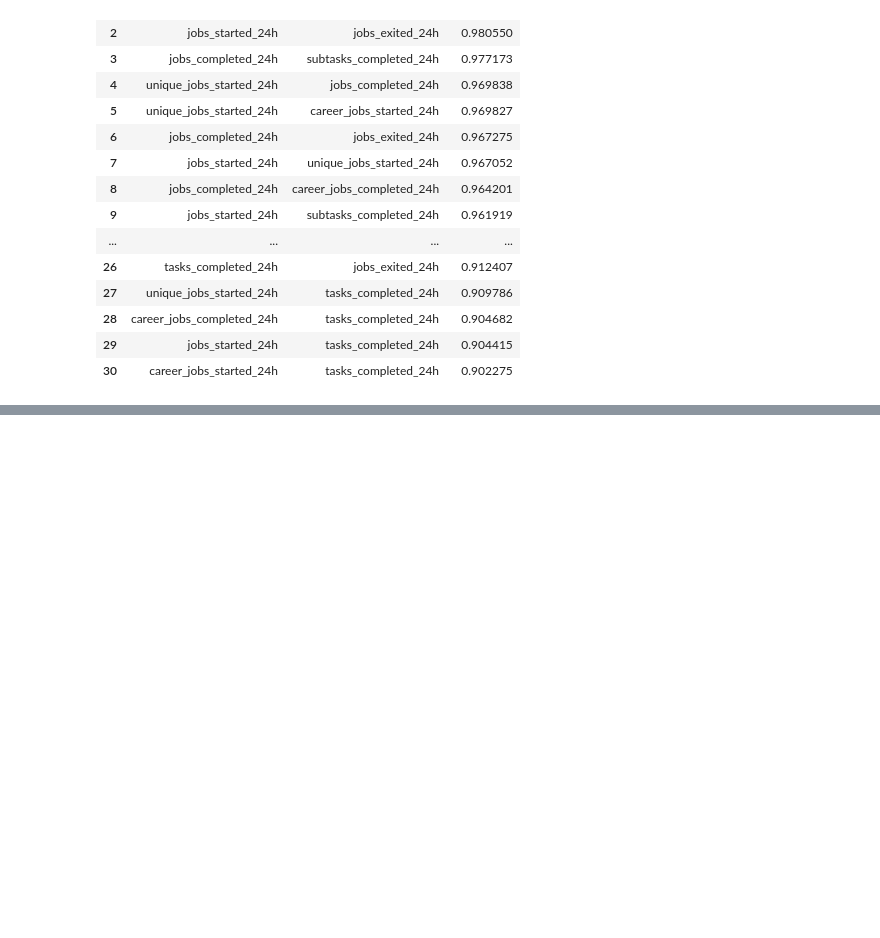
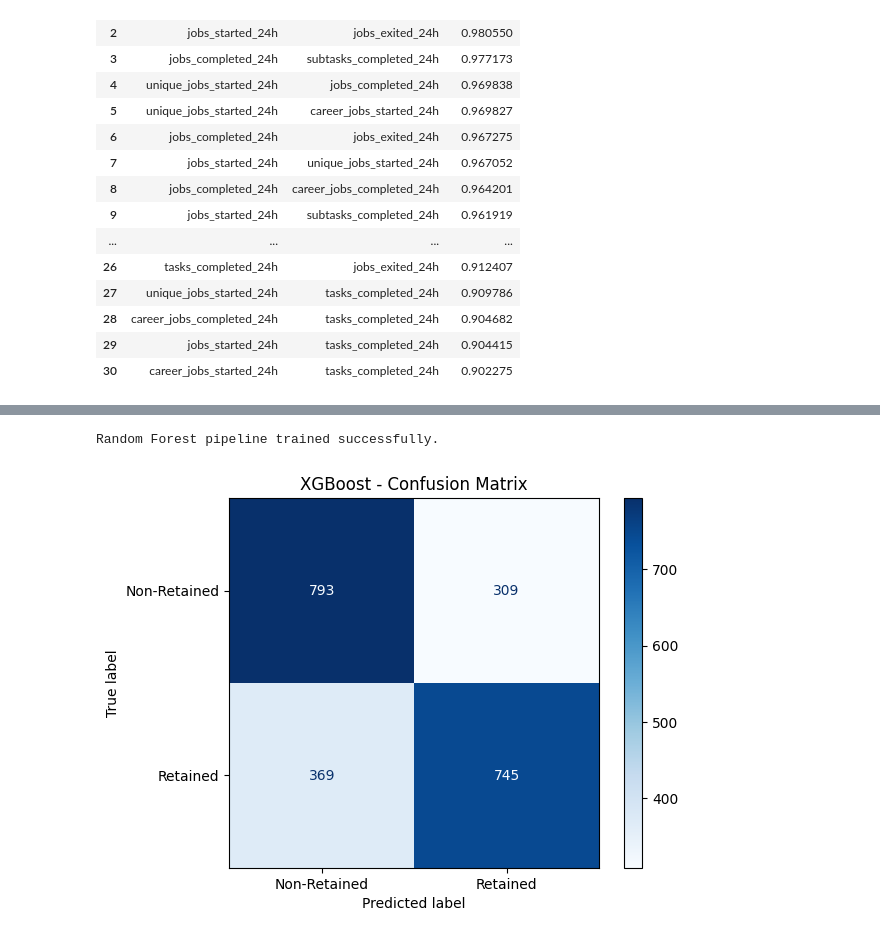
Before and after one commit to SanthaRaoSimhadri/EarlyPlayerRetentionPrediction, a Jupyter notebook: 01_Datasets/Candidate_01_PowerWashSimulator/notebooks/03_machine_learning_models.ipynb, the cells around one changed output, grey strips where cells are left out. Saved outputs shown, nothing was run; the diff lists cells and outputs as text; code cells hidden in the pictures; blank space fills up the shorter version.

```diff
--- a/01_Datasets/Candidate_01_PowerWashSimulator/notebooks/03_machine_learning_models.ipynb
+++ b/01_Datasets/Candidate_01_PowerWashSimulator/notebooks/03_machine_learning_models.ipynb
@@ -198,0 +292,13 @@ True
+# %%
+numerical_transformer = Pipeline(
+    steps=[
+        (
+            "imputer",
+            SimpleImputer(strategy="median")
+        ),
+        (
+            "scaler",
+            StandardScaler()
+        )
+    ]
+)
@@ -198,0 +563,36 @@ True
+# %%
+random_forest_pipeline.fit(
+    X_train,
+    y_train
+)
+
+print("Random Forest pipeline trained successfully.")
+# %% [output]
+Random Forest pipeline trained successfully.
+# %%
+y_pred_rf = random_forest_pipeline.predict(X_test)
+
+y_prob_rf = random_forest_pipeline.predict_proba(X_test)[:,1]
+# %%
+cm_rf = confusion_matrix(
+    y_test,
+    y_pred_rf
+)
+# %%
+disp = ConfusionMatrixDisplay(
+    confusion_matrix=cm_rf,
+    display_labels=["Non-Retained", "Retained"]
+)
+
+disp.plot(
+    cmap="Blues",
+    values_format="d"
+)
+
+plt.title("XGBoost - Confusion Matrix")
+
+plt.grid(False)
+
+plt.show()
+# %% [output]
+[figure, added]
```
Also changed, not shown: parts of 42 cells of this notebook, 2 other files.
